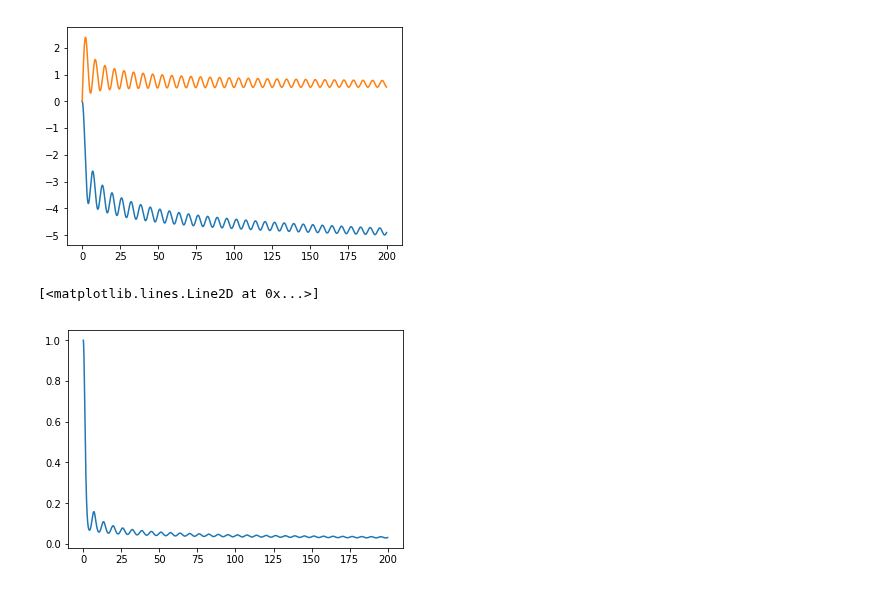
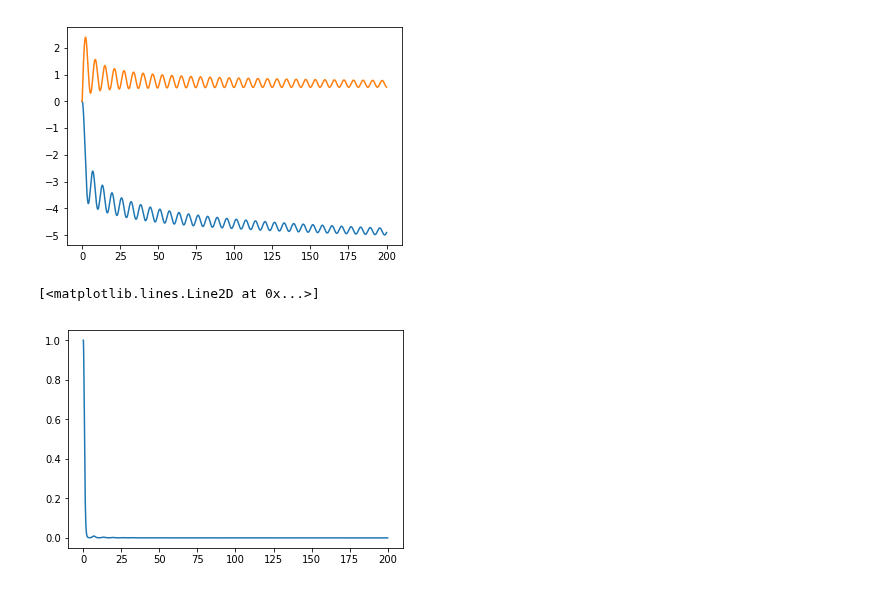
Before and after one commit to hstrey/FCS-simulations, a Jupyter notebook: FCS intensity distribution correct.ipynb, the cells around one changed output. Cells and saved outputs as stored; diff of their text form; code cells hidden in the pictures.

```diff
--- a/FCS intensity distribution correct.ipynb
+++ b/FCS intensity distribution correct.ipynb
@@ -41,14 +41,14 @@ plt.plot(k,f2k)
 [<matplotlib.lines.Line2D at 0x...>]
 [figure]
 # %%
-prefactor = 1/np.sqrt(2)
+prefactor = np.sqrt(np.pi)
 er = np.exp(prefactor*f1k)
 ei1 = np.cos(prefactor*f2k)
 ei2 = np.sin(prefactor*f2k)
 plt.plot(k,er)
 # %% [output]
 [<matplotlib.lines.Line2D at 0x...>]
-[figure, old version]
+[figure, new version]
 # %%
 plt.plot(k,ei1)
 plt.plot(k,ei2)
```
Also changed, not shown: parts of 6 cells of this notebook, 3 other files.
